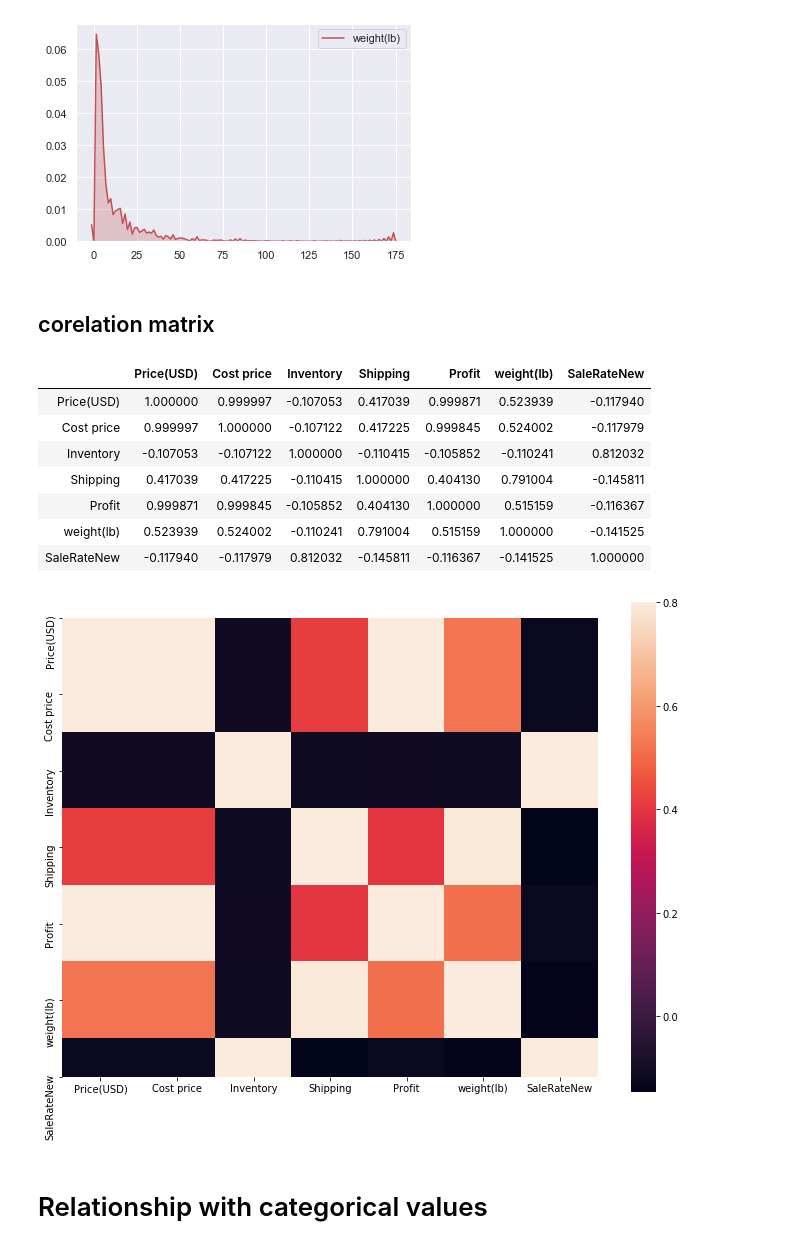
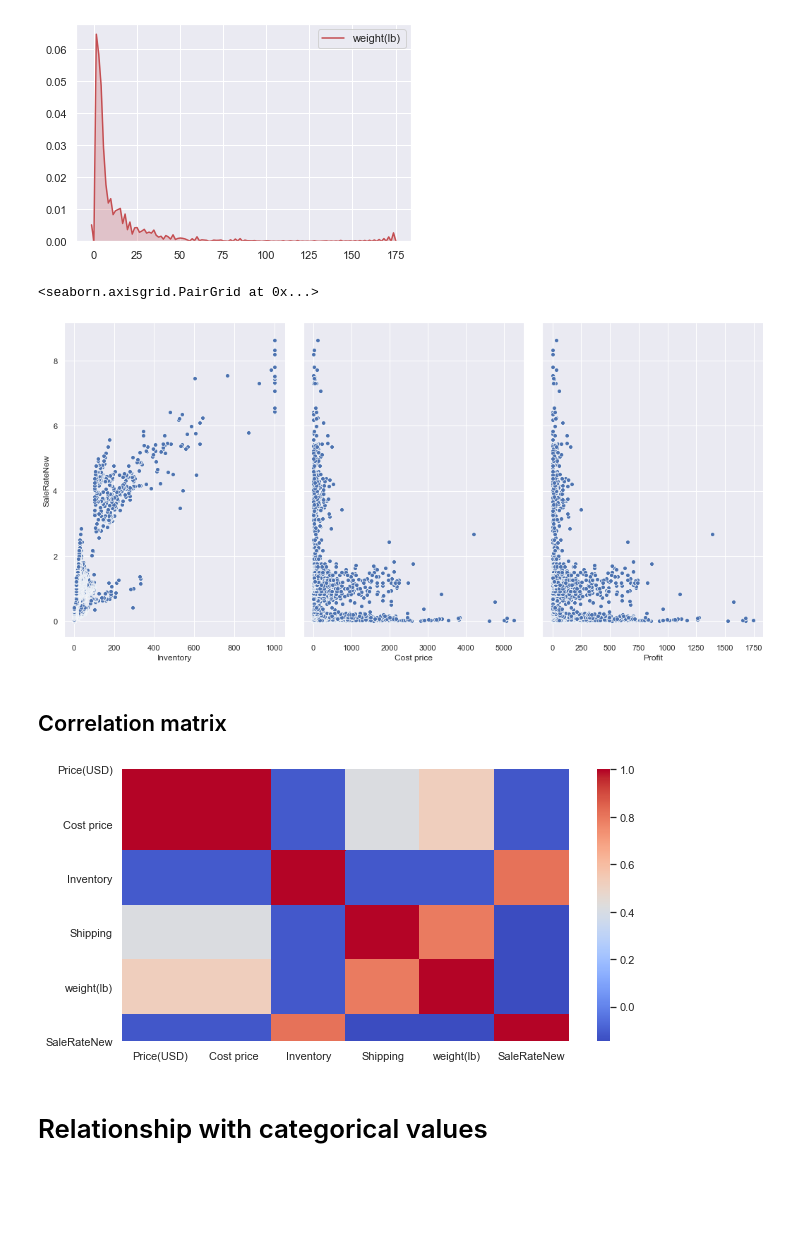
Before and after one commit to Shrikantsamarth/optimization-of-warehouses-by-implementation-of-machine-learning-methodologies, a Jupyter notebook: Thessis/Blowout Prediction (EDA).ipynb, the cells around one changed output. Saved outputs shown, nothing was run; the diff lists cells and outputs as text; code cells hidden in the pictures; blank space fills up the shorter version.

```diff
--- a/Thessis/Blowout Prediction (EDA).ipynb
+++ b/Thessis/Blowout Prediction (EDA).ipynb
@@ -134,25 +132,22 @@ sns.kdeplot(data["weight(lb)"],bw=0.4, shade=True, color="r")
 # %% [output]
 <matplotlib.axes._subplots.AxesSubplot at 0x...>
 [figure]
+# %%
+sns.pairplot(data, x_vars=['Inventory','Cost price','Profit'], y_vars='SaleRateNew', size=7, aspect=0.7)
+# %% [output]
+<seaborn.axisgrid.PairGrid at 0x...>
+[figure, added]
 # %% [markdown]
-## corelation matrix
+## Correlation matrix
-# %%
-#correlation matrix
-import seaborn as sns
-corrmat = data.corr()
-f, ax = plt.subplots(figsize=(12, 9))
-sns.heatmap(corrmat, vmax=.8, square=True);
-corrmat
-# %% [output]
-|  | Price(USD) | Cost price | Inventory | Shipping | Profit | weight(lb) | SaleRateNew |
-| Price(USD) | 1.000000 | 0.999997 | -0.107053 | 0.417039 | 0.999871 | 0.523939 | -0.117940 |
-| Cost price | 0.999997 | 1.000000 | -0.107122 | 0.417225 | 0.999845 | 0.524002 | -0.117979 |
-| Inventory | -0.107053 | -0.107122 | 1.000000 | -0.110415 | -0.105852 | -0.110241 | 0.812032 |
-| Shipping | 0.417039 | 0.417225 | -0.110415 | 1.000000 | 0.404130 | 0.791004 | -0.145811 |
-| Profit | 0.999871 | 0.999845 | -0.105852 | 0.404130 | 1.000000 | 0.515159 | -0.116367 |
-| weight(lb) | 0.523939 | 0.524002 | -0.110241 | 0.791004 | 0.515159 | 1.000000 | -0.141525 |
-| SaleRateNew | -0.117940 | -0.117979 | 0.812032 | -0.145811 | -0.116367 | -0.141525 | 1.000000 |
-[figure, removed]
+# %%
+#correlation matrix
+import seaborn as sns
+import matplotlib.pyplot as plt
+plt.figure(figsize=(10,5))
+sns.heatmap(data.corr(),cmap='coolwarm');
+plt.savefig('heatmap.jpeg', dpi = 1000)
+# %% [output]
+[figure, added]
 # %% [markdown]
 # Relationship with categorical values
 # %%
```
Also changed, not shown: parts of 41 cells of this notebook.
